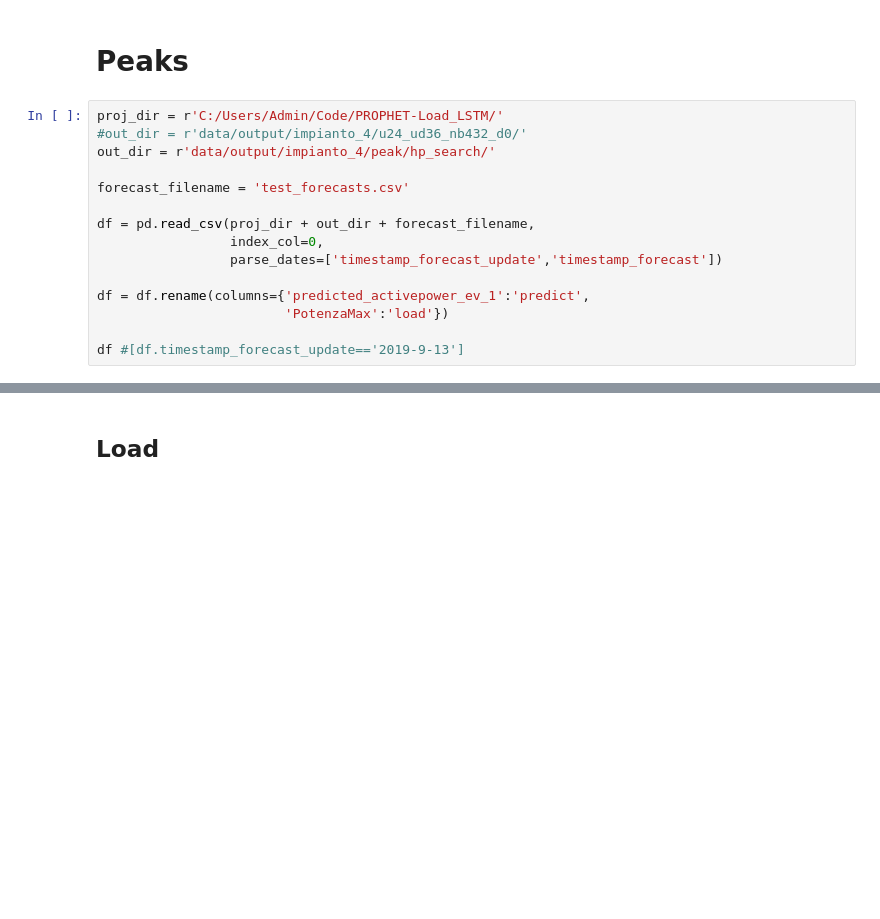
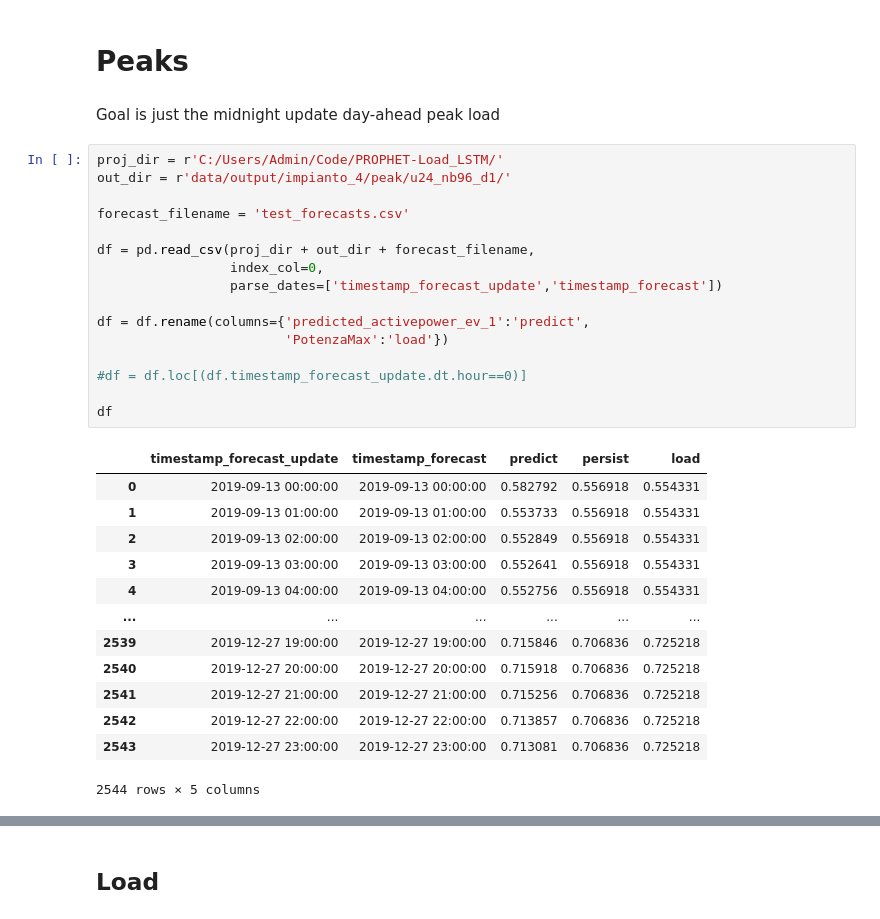
Before and after one commit to woodjmichael/PROPHET-Load_LSTM-mjw, a Jupyter notebook: Test Analysis.ipynb, the cells around one changed output, grey strips where cells are left out. Cells and saved outputs as stored; diff of their text form; blank space fills up the shorter version.

```diff
--- a/Test Analysis.ipynb
+++ b/Test Analysis.ipynb
@@ -110,18 +110,35 @@ len([x for x in skills if x > 0])/len(skills)
 0.6037735849056604
 # %% [markdown]
 # Peaks
+# %% [markdown]
+Goal is just the midnight update day-ahead peak load
 # %%
 proj_dir = r'C:/Users/Admin/Code/PROPHET-Load_LSTM/'
-#out_dir = r'data/output/impianto_4/u24_ud36_nb432_d0/'
-out_dir = r'data/output/impianto_4/peak/hp_search/'
+out_dir = r'data/output/impianto_4/peak/u24_nb96_d1/'
 
 forecast_filename = 'test_forecasts.csv'
 
 df = pd.read_csv(proj_dir + out_dir + forecast_filename,
                  index_col=0,
                  parse_dates=['timestamp_forecast_update','timestamp_forecast'])
 
 df = df.rename(columns={'predicted_activepower_ev_1':'predict',
                         'PotenzaMax':'load'})
 
-df #[df.timestamp_forecast_update=='2019-9-13']
+#df = df.loc[(df.timestamp_forecast_update.dt.hour==0)]
+
+df
+# %% [output]
+|  | timestamp_forecast_update | timestamp_forecast | predict | persist | load |
+| 0 | 2019-09-13 00:00:00 | 2019-09-13 00:00:00 | 0.582792 | 0.556918 | 0.554331 |
+| 1 | 2019-09-13 01:00:00 | 2019-09-13 01:00:00 | 0.553733 | 0.556918 | 0.554331 |
+| 2 | 2019-09-13 02:00:00 | 2019-09-13 02:00:00 | 0.552849 | 0.556918 | 0.554331 |
+| 3 | 2019-09-13 03:00:00 | 2019-09-13 03:00:00 | 0.552641 | 0.556918 | 0.554331 |
+| 4 | 2019-09-13 04:00:00 | 2019-09-13 04:00:00 | 0.552756 | 0.556918 | 0.554331 |
+| ... | ... | ... | ... | ... | ... |
+| 2539 | 2019-12-27 19:00:00 | 2019-12-27 19:00:00 | 0.715846 | 0.706836 | 0.725218 |
+| 2540 | 2019-12-27 20:00:00 | 2019-12-27 20:00:00 | 0.715918 | 0.706836 | 0.725218 |
+| 2541 | 2019-12-27 21:00:00 | 2019-12-27 21:00:00 | 0.715256 | 0.706836 | 0.725218 |
+| 2542 | 2019-12-27 22:00:00 | 2019-12-27 22:00:00 | 0.713857 | 0.706836 | 0.725218 |
+| 2543 | 2019-12-27 23:00:00 | 2019-12-27 23:00:00 | 0.713081 | 0.706836 | 0.725218 |
+2544 rows × 5 columns
```
Also changed, not shown: parts of 5 cells of this notebook, 29 other files.
